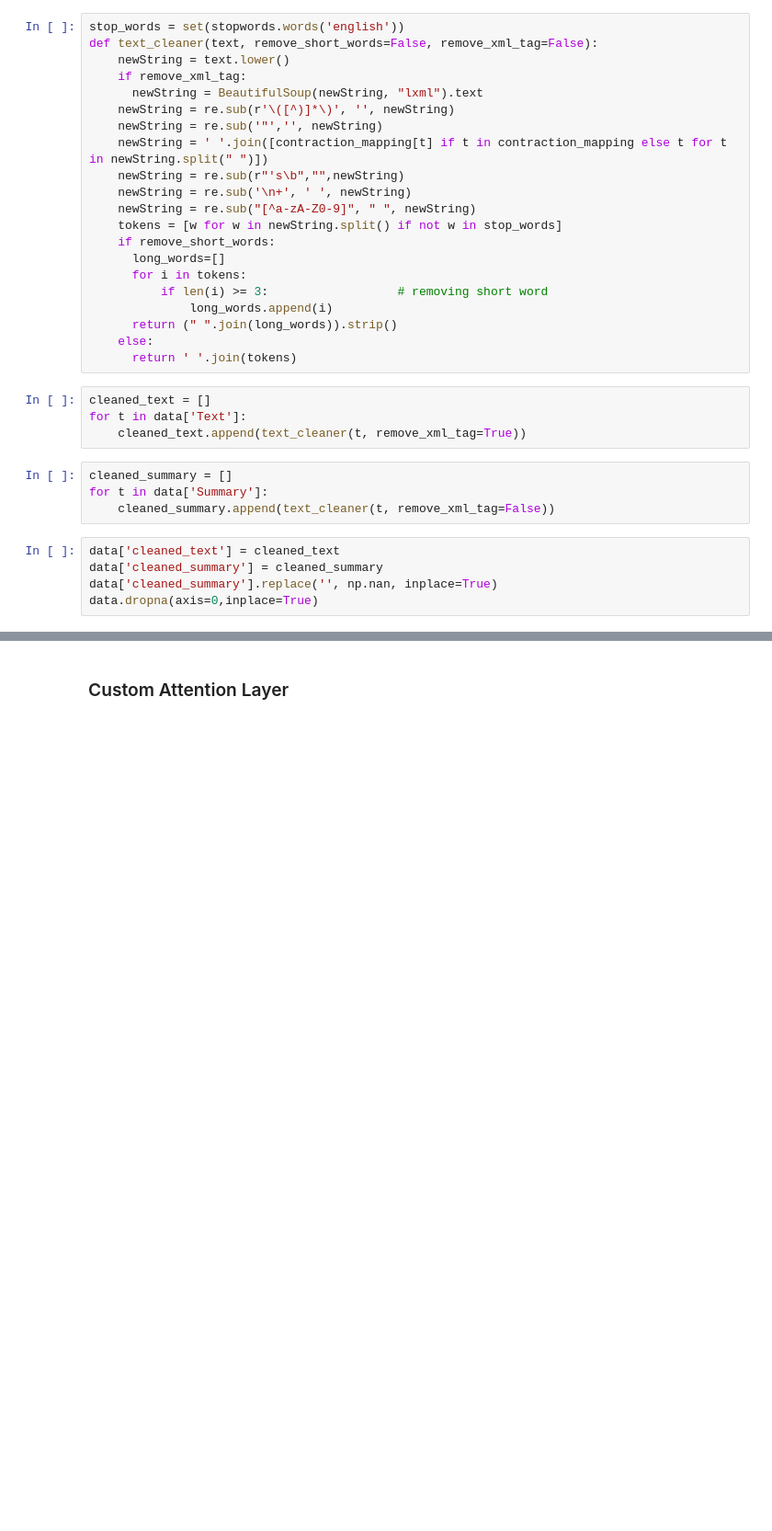
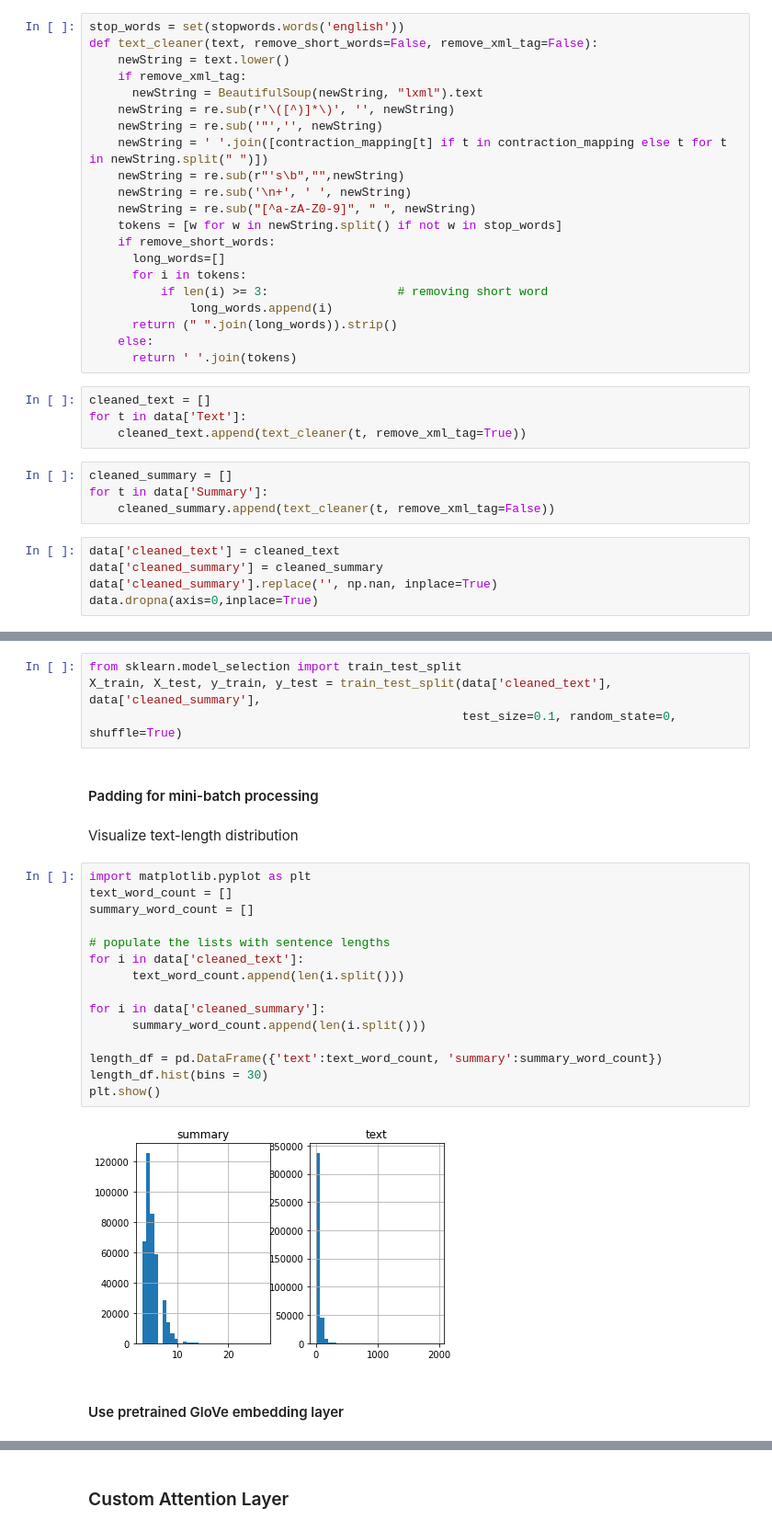
Before and after one commit to vantuan5644/LungCancerTreatment, a Jupyter notebook: src/text_summarization/extractive_textrank.ipynb, the cells around one changed output, grey strips where cells are left out. Shown: that part at 92% size. Cells and saved outputs as stored; diff of their text form; blank space fills up the shorter version.

```diff
--- a/src/text_summarization/extractive_textrank.ipynb
+++ b/src/text_summarization/extractive_textrank.ipynb
@@ -384,0 +414,27 @@ data[['cleaned_text', 'cleaned_summary']]
+# %%
+from sklearn.model_selection import train_test_split
+X_train, X_test, y_train, y_test = train_test_split(data['cleaned_text'], data['cleaned_summary'],
+                                                    test_size=0.1, random_state=0, shuffle=True)
+# %% [markdown]
+#### Padding for mini-batch processing
+# %% [markdown]
+Visualize text-length distribution
+# %%
+import matplotlib.pyplot as plt
+text_word_count = []
+summary_word_count = []
+
+# populate the lists with sentence lengths
+for i in data['cleaned_text']:
+      text_word_count.append(len(i.split()))
+
+for i in data['cleaned_summary']:
+      summary_word_count.append(len(i.split()))
+
+length_df = pd.DataFrame({'text':text_word_count, 'summary':summary_word_count})
+length_df.hist(bins = 30)
+plt.show()
+# %% [output]
+[figure, added]
+# %% [markdown]
+#### Use pretrained GloVe embedding layer
```
Also changed, not shown: parts of 31 cells of this notebook.
